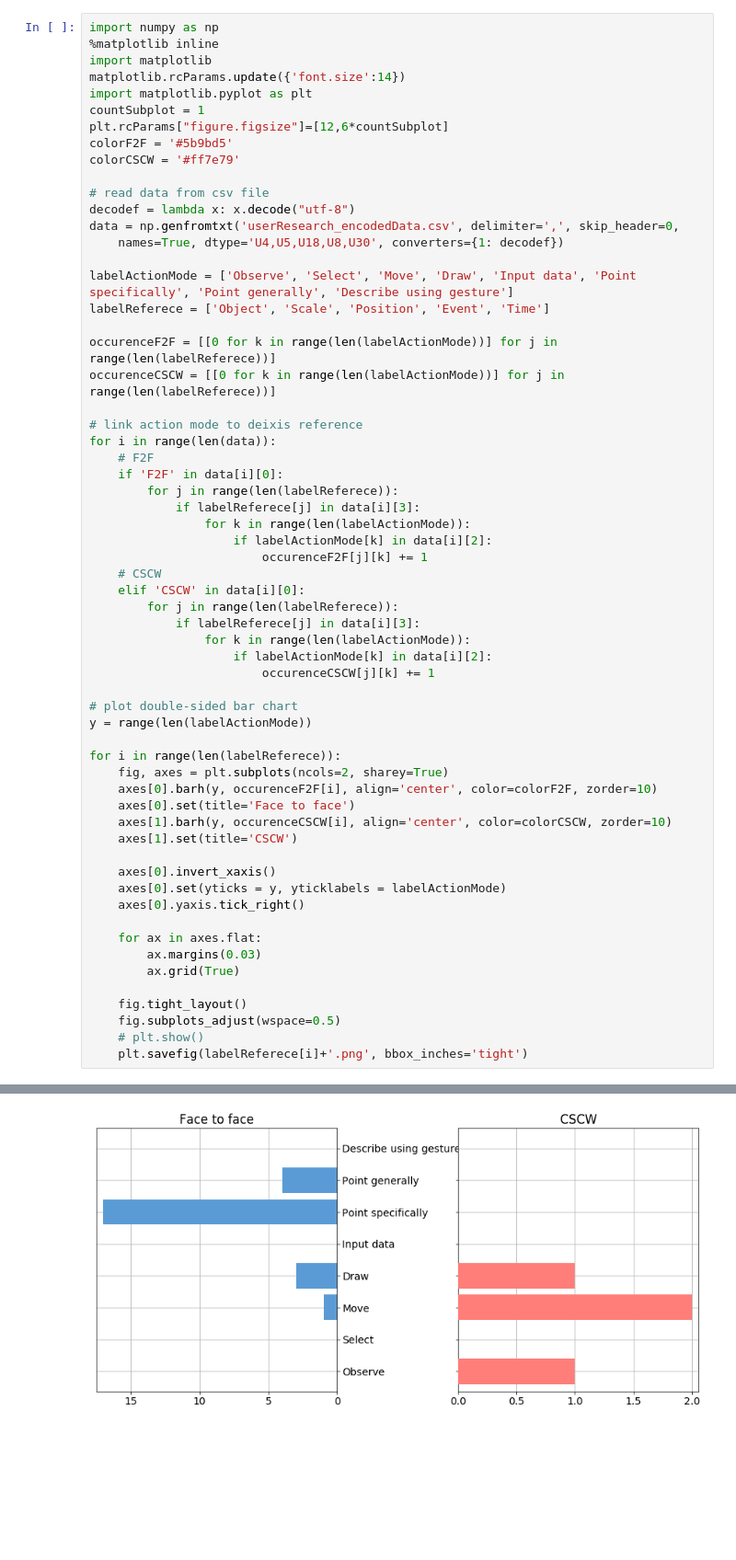
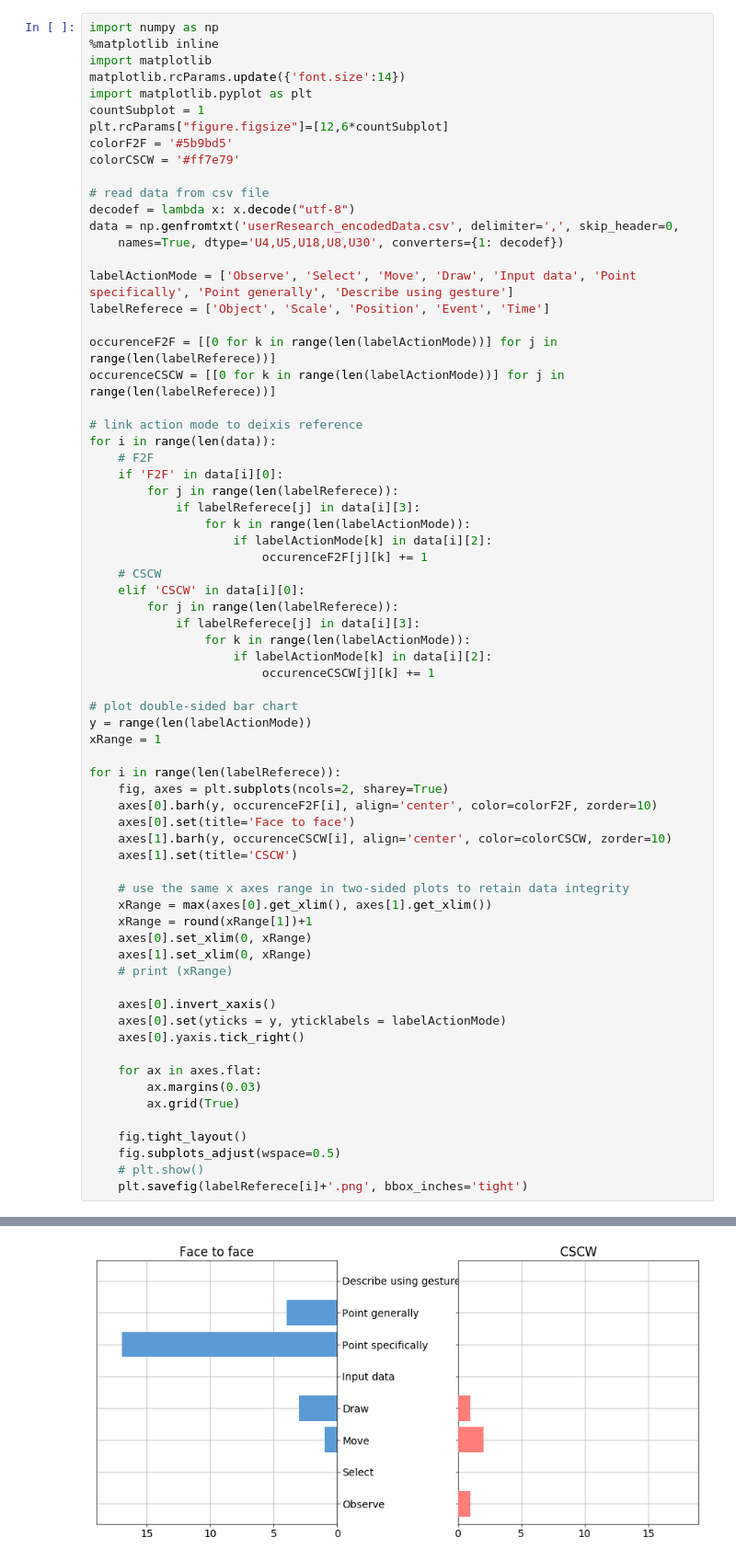
Before and after one commit to avaniyu/Deixis-Usage-in-Collaborative-Drawing, a Jupyter notebook: user_research_statistical_analysis/resultsAnalysis_Jan5.ipynb, the cells around one changed output, grey strips where cells are left out. Shown at 92% size. Cells and saved outputs as stored; diff of their text form; blank space fills up the shorter version.

Commit message:
Fixed two-sided plots x axes display.

```diff
--- a/user_research_statistical_analysis/resultsAnalysis_Jan5.ipynb
+++ b/user_research_statistical_analysis/resultsAnalysis_Jan5.ipynb
@@ -39,6 +39,7 @@ for i in range(len(data)):
 
 # plot double-sided bar chart
 y = range(len(labelActionMode))
+xRange = 1
 
 for i in range(len(labelReferece)):
 	fig, axes = plt.subplots(ncols=2, sharey=True)
@@ -46,6 +47,13 @@ for i in range(len(labelReferece)):
 	axes[0].set(title='Face to face')
 	axes[1].barh(y, occurenceCSCW[i], align='center', color=colorCSCW, zorder=10)
 	axes[1].set(title='CSCW')
+
+	# use the same x axes range in two-sided plots to retain data integrity
+	xRange = max(axes[0].get_xlim(), axes[1].get_xlim())
+	xRange = round(xRange[1])+1
+	axes[0].set_xlim(0, xRange)
+	axes[1].set_xlim(0, xRange)
+	# print (xRange)
 
 	axes[0].invert_xaxis()
 	axes[0].set(yticks = y, yticklabels = labelActionMode)
@@ -65 +73 @@ for i in range(len(labelReferece)):
-[figure, old version]
+[figure, new version]
```
Also changed, not shown: parts of 1 cell of this notebook, 5 other files.
